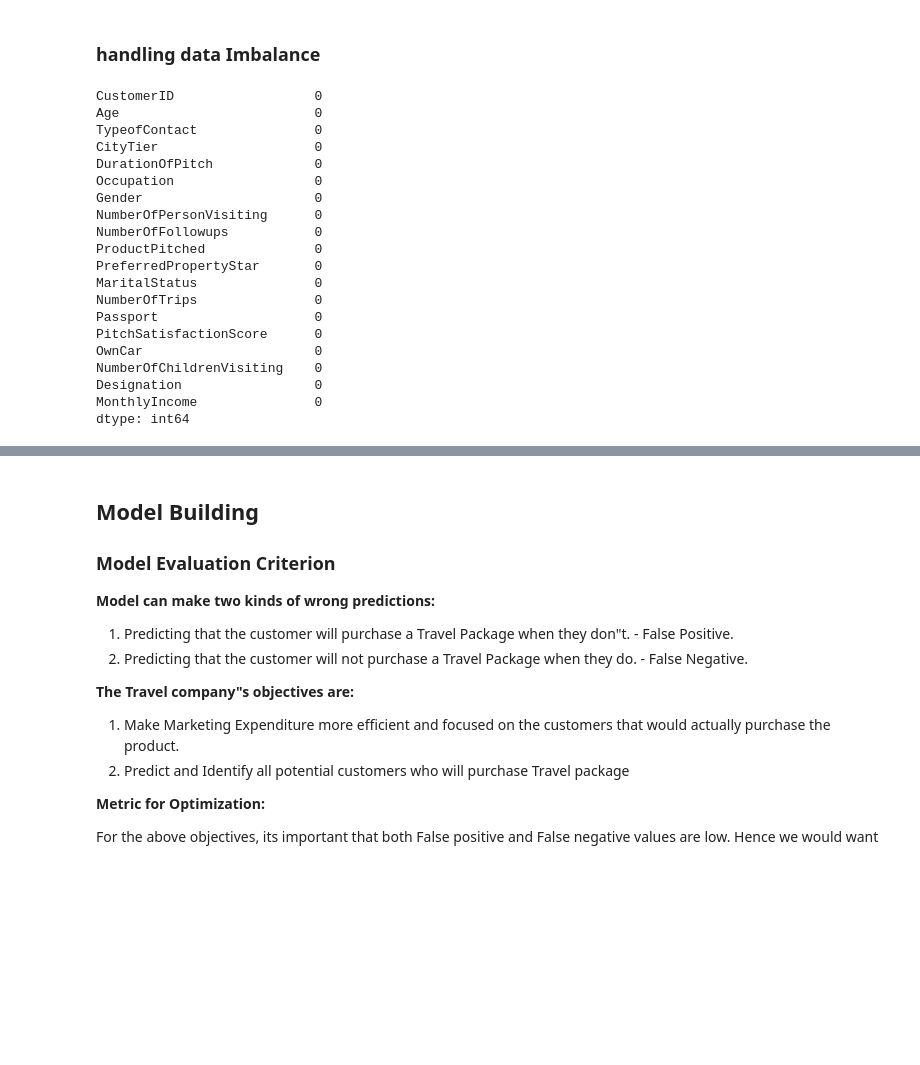
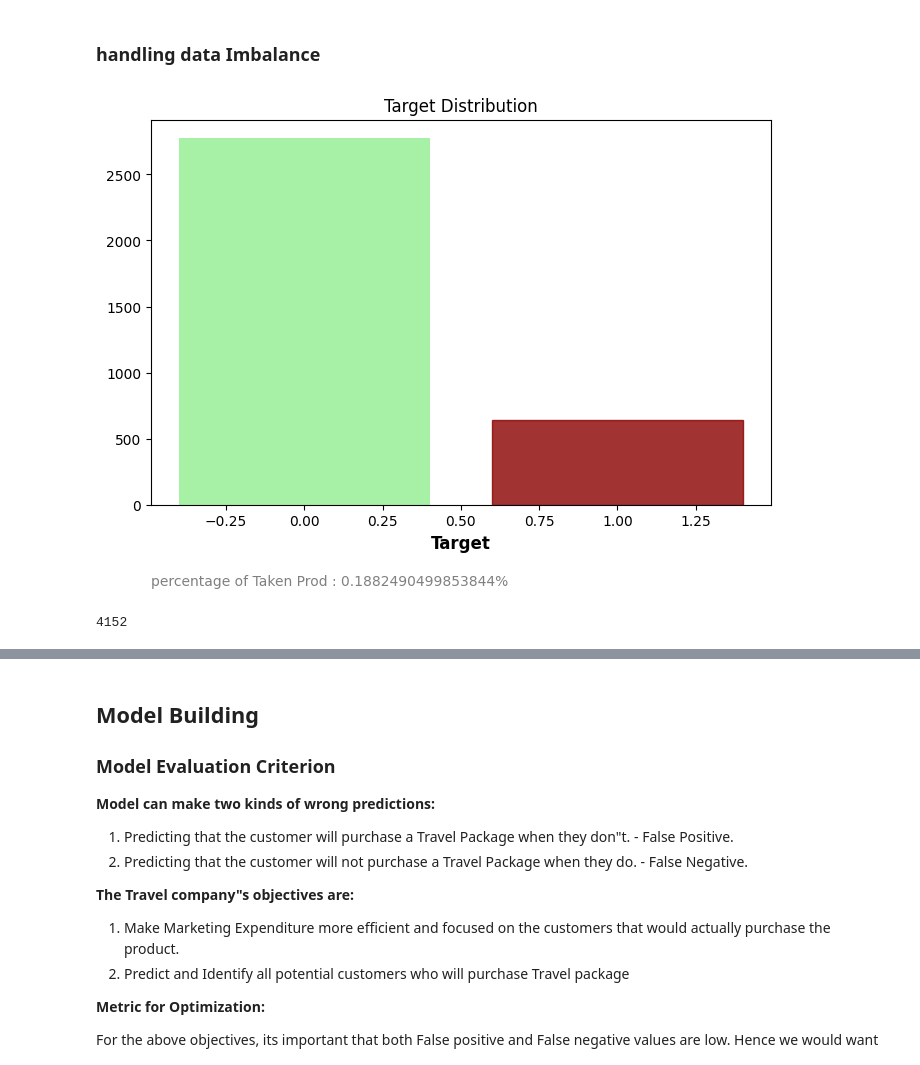
Before and after one commit to Kirtimaanwani/Travel-package-purchase-prediction, a Jupyter notebook: notebooks/problem-statement-and-EDA.ipynb, the cells around one changed output, grey strips where cells are left out. Saved outputs shown, nothing was run; the diff lists cells and outputs as text; code cells hidden in the pictures; blank space fills up the shorter version.

```diff
--- a/notebooks/problem-statement-and-EDA.ipynb
+++ b/notebooks/problem-statement-and-EDA.ipynb
@@ -1814,23 +1816,25 @@ samp = X_train.copy(deep=True)
-# %%
-X_train.isna().sum()
-# %% [output]
-CustomerID                  0
-Age                         0
-TypeofContact               0
-CityTier                    0
-DurationOfPitch             0
-Occupation                  0
-Gender                      0
-NumberOfPersonVisiting      0
-NumberOfFollowups           0
-ProductPitched              0
-PreferredPropertyStar       0
-MaritalStatus               0
-NumberOfTrips               0
-Passport                    0
-PitchSatisfactionScore      0
-OwnCar                      0
-NumberOfChildrenVisiting    0
-Designation                 0
-MonthlyIncome               0
-dtype: int64
+# %%
+X_train = pd.read_csv("train_before_data_transformation.csv", index_col=[0])
+X_val = pd.read_csv("test_before_data_transformation.csv", index_col=[0])
+# %%
+def target_distribution(x, y):
+    target_dist = y.value_counts()
+
+    fig, ax = plt.subplots(1, 1, figsize=(8,5))
+
+    barplot = plt.bar(target_dist.index, target_dist, color = 'lightgreen', alpha = 0.8)
+    barplot[1].set_color('darkred')
+
+    ax.set_title('Target Distribution')
+    ax.annotate("percentage of Taken Prod : {}%".format(y.sum() / len(y)),
+                xy=(0, 0),xycoords='axes fraction',
+                xytext=(0,-50), textcoords='offset points',
+                va="top", ha="left", color='grey',
+                bbox=dict(boxstyle='round', fc="w", ec='w'))
+
+    plt.xlabel('Target', fontsize = 12, weight = 'bold')
+    plt.show()
+
+target_distribution(X_train, y_train)
+# %% [output]
+[figure, added]
@@ -1836,0 +1845,4 @@ dtype: int64
+# %%
+len(y_train)
+# %% [output]
+4152
```
Also changed, not shown: parts of 7 cells of this notebook, 1 other file.
